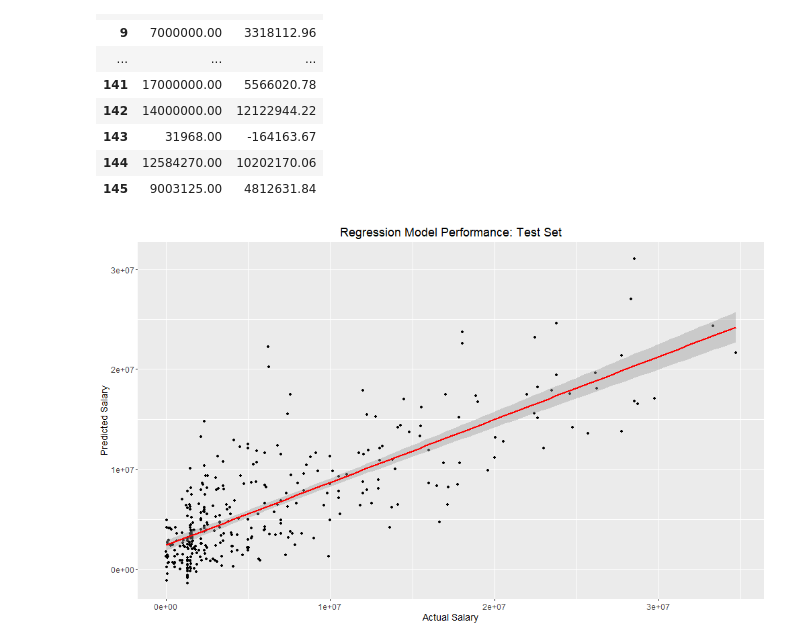
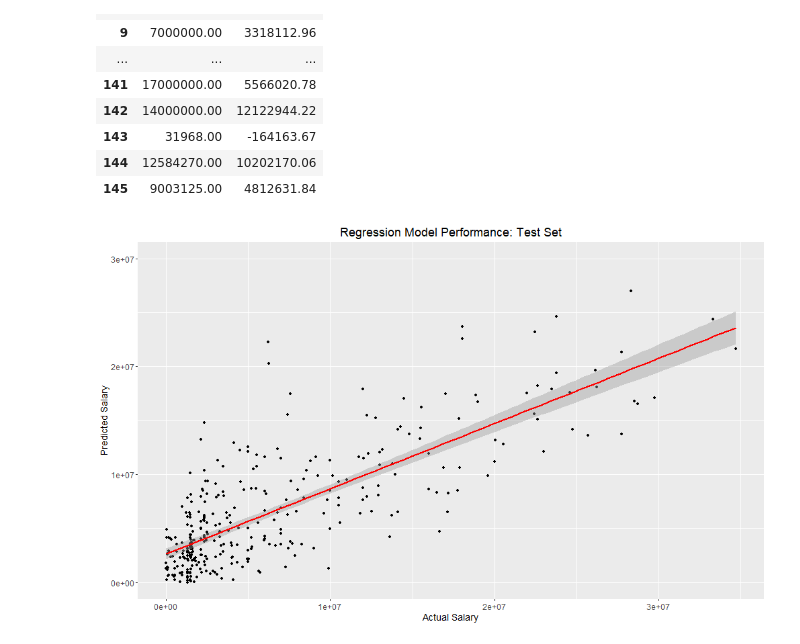
Before and after one commit to TravelingPotato/Team-Epic-DSC-630, a Jupyter notebook: NBA Features Selection & Models.ipynb, the cells around one changed output. Saved outputs shown, nothing was run; the diff lists cells and outputs as text; code cells hidden in the pictures.

```diff
--- a/NBA Features Selection & Models.ipynb
+++ b/NBA Features Selection & Models.ipynb
@@ -765,15 +765,15 @@ test_predictions
 # %%
 %%R -i test_predictions -w 1000 -h 600 -u px
 test_scatter <- ggplot(test_predictions, aes(Salary, Prediction)) + geom_point() +
 geom_smooth(method='lm', colour = "red") +
-labs(x = "Actual Salary", y = "Predicted Salary")
+labs(x = "Actual Salary", y = "Predicted Salary")+ ylim(-100000, 30000000)
 train_scatter + ggtitle("Regression Model Performance: Test Set") +
 theme(plot.title = element_text(hjust = 0.5, size=18),
       axis.text=element_text(size=12),
      axis.title.x=element_text(size=14),
      axis.title.y=element_text(size=14))
 # %% [output]
-[figure, old version]
+[figure, new version]
 # %%
 %%R -w 1000 -h 600 -u px
 
```
Also changed, not shown: parts of 26 cells of this notebook.
